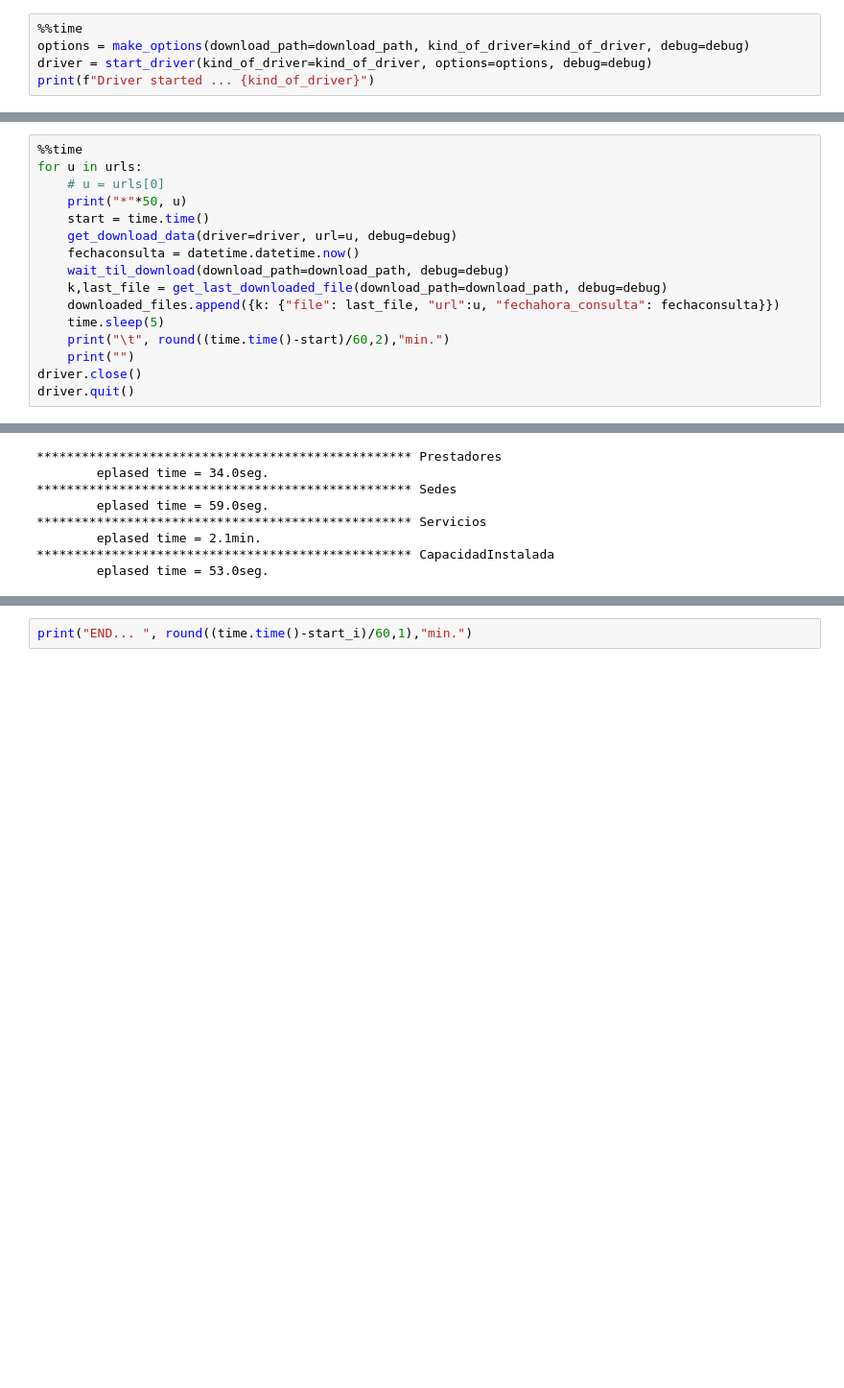
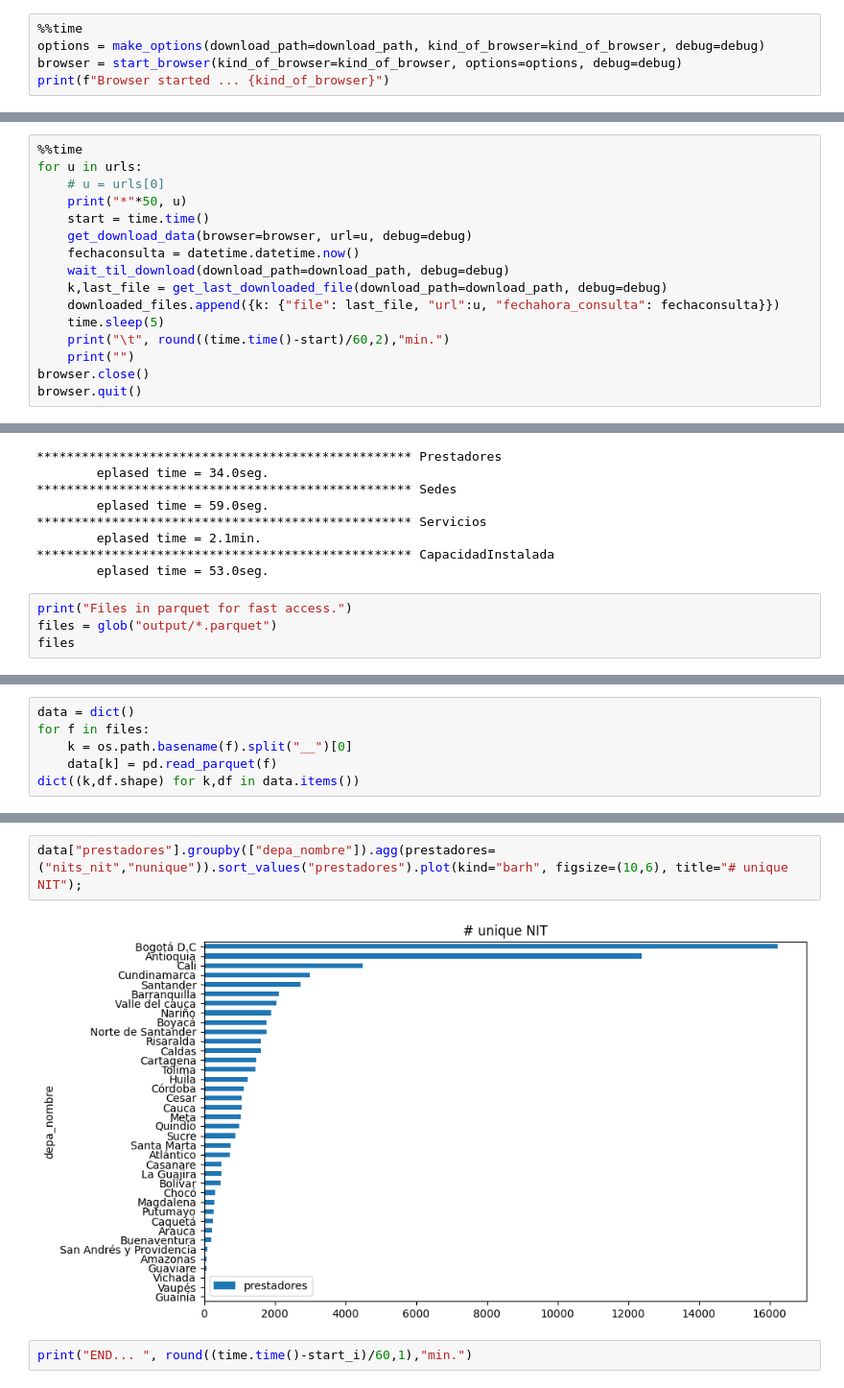
Before and after one commit to dherrerambo/LearnigDS-ML, a Jupyter notebook: WebScraping/selenium.ipynb, the cells around one changed output, grey strips where cells are left out. Shown at 96% size. Cells and saved outputs as stored; diff of their text form; blank space fills up the shorter version.

```diff
--- a/WebScraping/selenium.ipynb
+++ b/WebScraping/selenium.ipynb
@@ -225,9 +228,9 @@ clean_not_downloaded(download_path=download_path)
 download_path
 # %%
 %%time
-options = make_options(download_path=download_path, kind_of_driver=kind_of_driver, debug=debug)
-driver = start_driver(kind_of_driver=kind_of_driver, options=options, debug=debug)
-print(f"Driver started ... {kind_of_driver}")
+options = make_options(download_path=download_path, kind_of_browser=kind_of_browser, debug=debug)
+browser = start_browser(kind_of_browser=kind_of_browser, options=options, debug=debug)
+print(f"Browser started ... {kind_of_browser}")
 # %% [output]
 Driver started ... chrome
 CPU times: total: 15.6 ms
@@ -246,7 +249,7 @@ for u in urls:
     # u = urls[0]
     print("*"*50, u)
     start = time.time()
-    get_download_data(driver=driver, url=u, debug=debug)
+    get_download_data(browser=browser, url=u, debug=debug)
     fechaconsulta = datetime.datetime.now()
     wait_til_download(download_path=download_path, debug=debug)
     k,last_file = get_last_downloaded_file(download_path=download_path, debug=debug)
@@ -254,8 +257,8 @@ for u in urls:
     time.sleep(5)
     print("\t", round((time.time()-start)/60,2),"min.")
     print("")
-driver.close()
-driver.quit()
+browser.close()
+browser.quit()
 # %% [output]
 ************************************************** https://prestadores.minsalud.gov.co/habilitacion/consultas/habilitados_reps.aspx
          1.08 min.
@@ -315,3 +318,7 @@ for x in downloaded_files:
         eplased time = 2.1min.
 ************************************************** CapacidadInstalada
         eplased time = 53.0seg.
+# %%
+print("Files in parquet for fast access.")
+files = glob("output/*.parquet")
+files
@@ -317,0 +331,6 @@ for x in downloaded_files:
+# %%
+data = dict()
+for f in files:
+    k = os.path.basename(f).split("__")[0]
+    data[k] = pd.read_parquet(f)
+dict((k,df.shape) for k,df in data.items())
@@ -318,3 +351,7 @@ for x in downloaded_files:
+# %%
+data["prestadores"].groupby(["depa_nombre"]).agg(prestadores=("nits_nit","nunique")).sort_values("prestadores").plot(kind="barh", figsize=(10,6), title="# unique NIT");
+# %% [output]
+[figure, added]
 # %%
 print("END... ", round((time.time()-start_i)/60,1),"min.")
 # %% [output]
```
Also changed, not shown: parts of 12 cells of this notebook.
